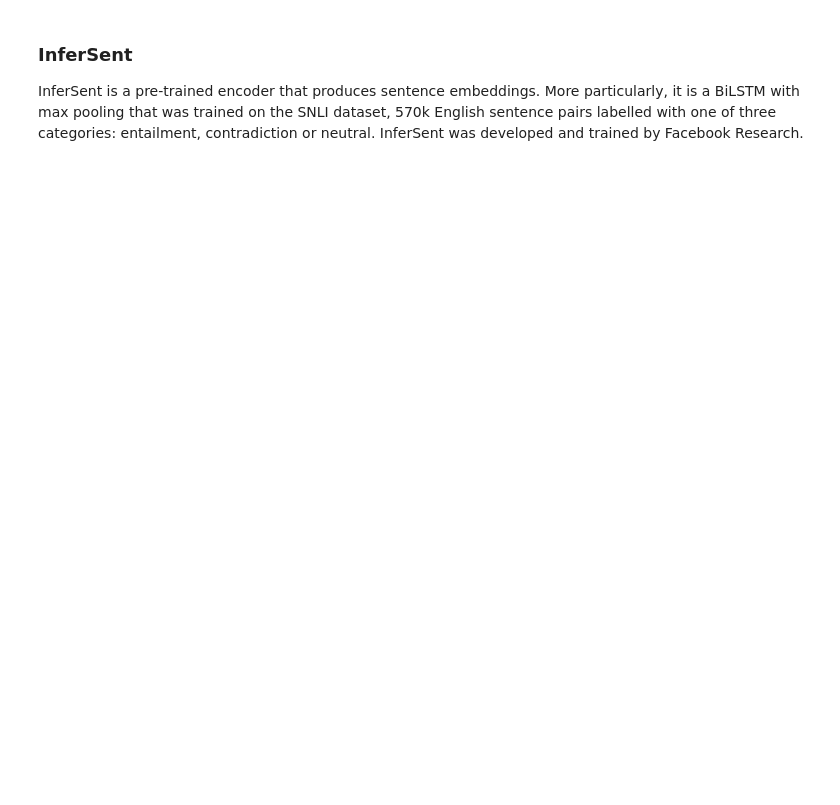
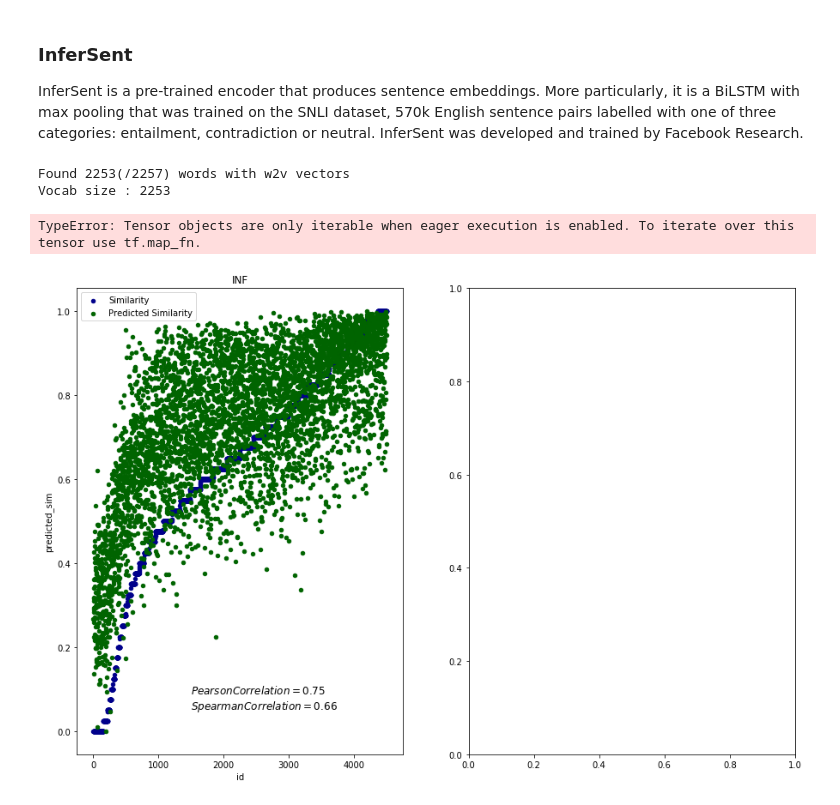
Before and after one commit to TharinduDR/Simple-Sentence-Similarity, a Jupyter notebook: Sentence Similarity.ipynb, the cells around one changed output. Saved outputs shown, nothing was run; the diff lists cells and outputs as text; code cells hidden in the pictures; blank space fills up the shorter version.

```diff
--- a/Sentence Similarity.ipynb
+++ b/Sentence Similarity.ipynb
@@ -313,5 +378,30 @@ model.set_w2v_path(GLOVE_PATH)
 import tensorflow_hub as hub
 
 embed = hub.Module("https://tfhub.dev/google/universal-sentence-encoder/2")
+# %%
+from sklearn.metrics.pairwise import cosine_similarity
+import tensorflow as tf
+
+def run_gse_benchmark(sentences1, sentences2, embed):
+    sts_input1 = tf.placeholder(tf.string, shape=(None))
+    sts_input2 = tf.placeholder(tf.string, shape=(None))
+
+    sts_encode1 = tf.nn.l2_normalize(tf.map_fn(embed(sts_input1)), axis=1)
+    sts_encode2 = tf.nn.l2_normalize(tf.map_fn(embed(sts_input2)), axis=1)
+
+    sim_scores = tf.reduce_sum(tf.multiply(sts_encode1, sts_encode2), axis=1)
+
+    with tf.Session() as session:
+        session.run(tf.global_variables_initializer())
+        session.run(tf.tables_initializer())
+
+        [gse_sims] = session.run(
+            [sim_scores],
+            feed_dict={
+                sts_input1: [sent1.raw for sent1 in sentences1],
+                sts_input2: [sent2.raw for sent2 in sentences2]
+            })
+
+    return gse_sims
 # %%
 from matrices.infer_sent import run_inf_benchmark
@@ -323,29 +412,32 @@ benchmarks = [ ("INF", ft.partial(run_inf_benchmark, infersent=model)),
 # %%
 import scipy
 
 
-fig, axes = plt.subplots(nrows=1, ncols=2, figsize=(25,25))
+fig, axes = plt.subplots(nrows=1, ncols=2, figsize=(15,10))
 row = 0
 column = 0
 sick_train = normalize(sick_train, ["sim"])
 for i in range(0, 2):
     sims, topic = run_experiment(sick_train, benchmarks[i])
     pearson_correlation = scipy.stats.pearsonr(sims, sick_train['sim'])[0]
     spearman_correlation = scipy.stats.spearmanr(sims, sick_train['sim'])[0]
     textstr = '$Pearson Correlation=%.2f$\n$Spearman Correlation=%.2f$'%(pearson_correlation, spearman_correlation)
     sick_train['predicted_sim'] = pd.Series(sims).values
     sick_train = normalize(sick_train, ["predicted_sim"])
     sick_train = sick_train.sort_values('sim')
     id = list(range(0, len(sick_train.index)))
     sick_train['id'] = pd.Series(id).values
 
     if(i < 2):
         row = 0
         column = i
-    if(i >= 2 and i < 4):
-        row = 1
-        column = i-2
 
-    sick_train.plot(kind='scatter', x='id', y='sim',color='DarkBlue', label='Similarity', title = topic, ax=axes[row, column]);
-    sick_train.plot(kind='scatter', x='id', y='predicted_sim', color='DarkGreen', label='Predicted Similarity', ax=axes[row, column]);
-    axes[row, column].text(1500, 0.05, textstr, fontsize=12)
+
+    sick_train.plot(kind='scatter', x='id', y='sim',color='DarkBlue', label='Similarity', title = topic, ax=axes[column]);
+    sick_train.plot(kind='scatter', x='id', y='predicted_sim', color='DarkGreen', label='Predicted Similarity', ax=axes[column]);
+    axes[row].text(1500, 0.05, textstr, fontsize=12)
+# %% [output]
+Found 2253(/2257) words with w2v vectors
+Vocab size : 2253
+TypeError: Tensor objects are only iterable when eager execution is enabled. To iterate over this tensor use tf.map_fn.
+[figure, added]
```
Also changed, not shown: parts of 14 cells of this notebook.
